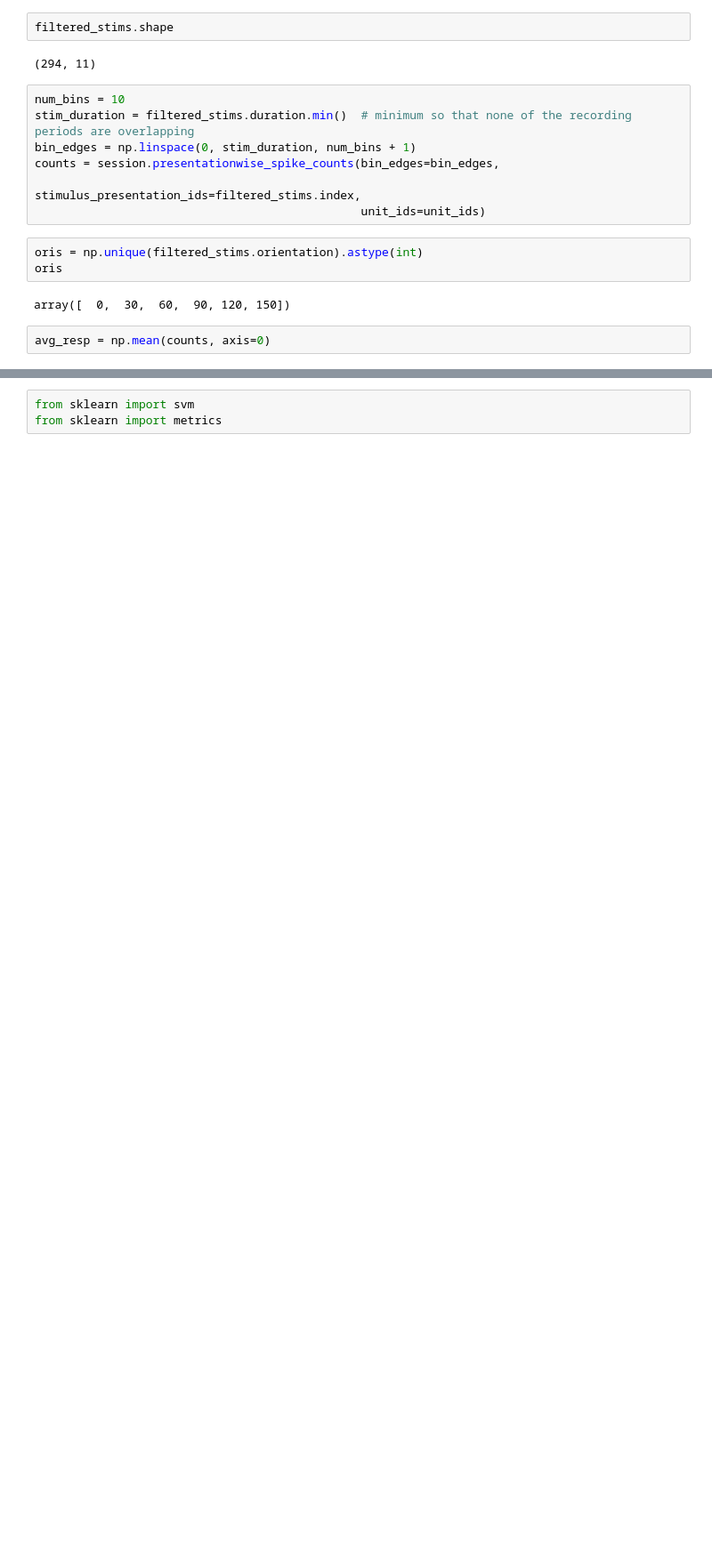
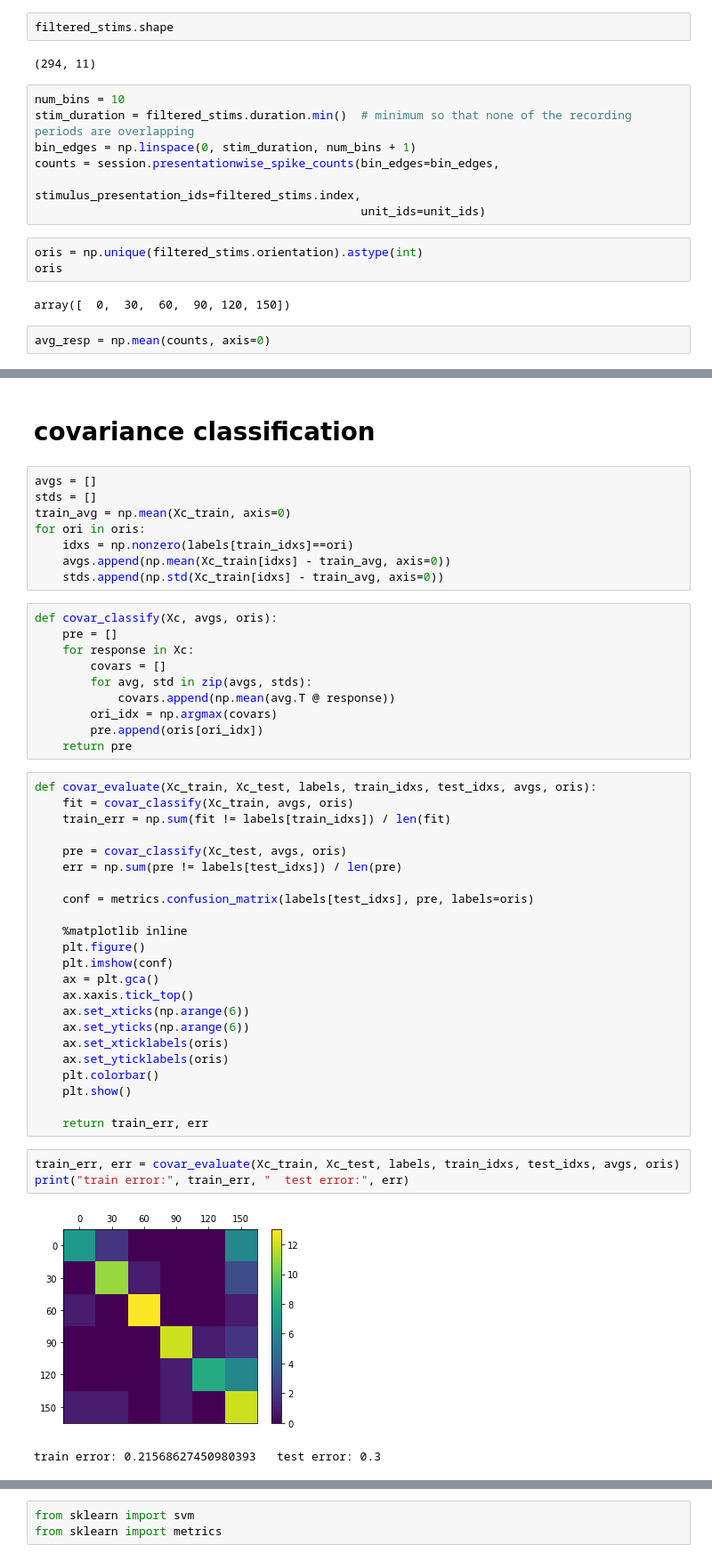
Before and after one commit to AlexTMallen/spectral-spectrum-sparse-analysis, a Jupyter notebook: allenSDK/visual_coding.ipynb, the cells around one changed output, grey strips where cells are left out. Shown at 89% size. Drawn from its saved outputs; the diff is of its cells as text; blank space fills up the shorter version.

```diff
--- a/allenSDK/visual_coding.ipynb
+++ b/allenSDK/visual_coding.ipynb
@@ -315,0 +269,49 @@ plt.show()
+# %% [markdown]
+# covariance classification
+# %%
+avgs = []
+stds = []
+train_avg = np.mean(Xc_train, axis=0)
+for ori in oris:
+    idxs = np.nonzero(labels[train_idxs]==ori)
+    avgs.append(np.mean(Xc_train[idxs] - train_avg, axis=0))
+    stds.append(np.std(Xc_train[idxs] - train_avg, axis=0))
+# %%
+def covar_classify(Xc, avgs, oris):
+    pre = []
+    for response in Xc:
+        covars = []
+        for avg, std in zip(avgs, stds):
+            covars.append(np.mean(avg.T @ response))
+        ori_idx = np.argmax(covars)
+        pre.append(oris[ori_idx])
+    return pre
+# %%
+def covar_evaluate(Xc_train, Xc_test, labels, train_idxs, test_idxs, avgs, oris):
+    fit = covar_classify(Xc_train, avgs, oris)
+    train_err = np.sum(fit != labels[train_idxs]) / len(fit)
+
+    pre = covar_classify(Xc_test, avgs, oris)
+    err = np.sum(pre != labels[test_idxs]) / len(pre)
+
+    conf = metrics.confusion_matrix(labels[test_idxs], pre, labels=oris)
+
+    %matplotlib inline
+    plt.figure()
+    plt.imshow(conf)
+    ax = plt.gca()
+    ax.xaxis.tick_top()
+    ax.set_xticks(np.arange(6))
+    ax.set_yticks(np.arange(6))
+    ax.set_xticklabels(oris)
+    ax.set_yticklabels(oris)
+    plt.colorbar()
+    plt.show()
+
+    return train_err, err
+# %%
+train_err, err = covar_evaluate(Xc_train, Xc_test, labels, train_idxs, test_idxs, avgs, oris)
+print("train error:", train_err, "  test error:", err)
+# %% [output]
+[figure, added]
+train error: 0.21568627450980393   test error: 0.3
```
Also changed, not shown: parts of 58 cells of this notebook.
